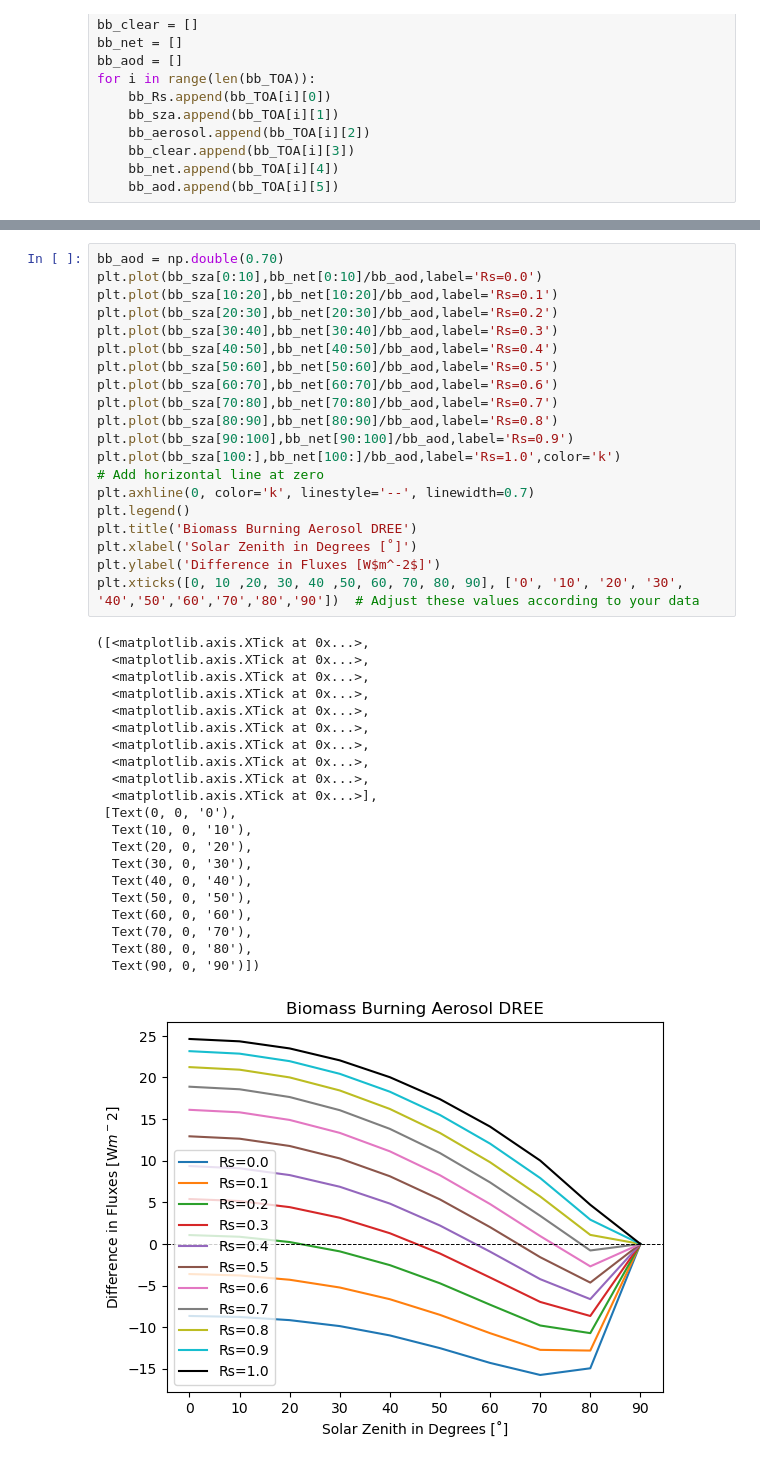
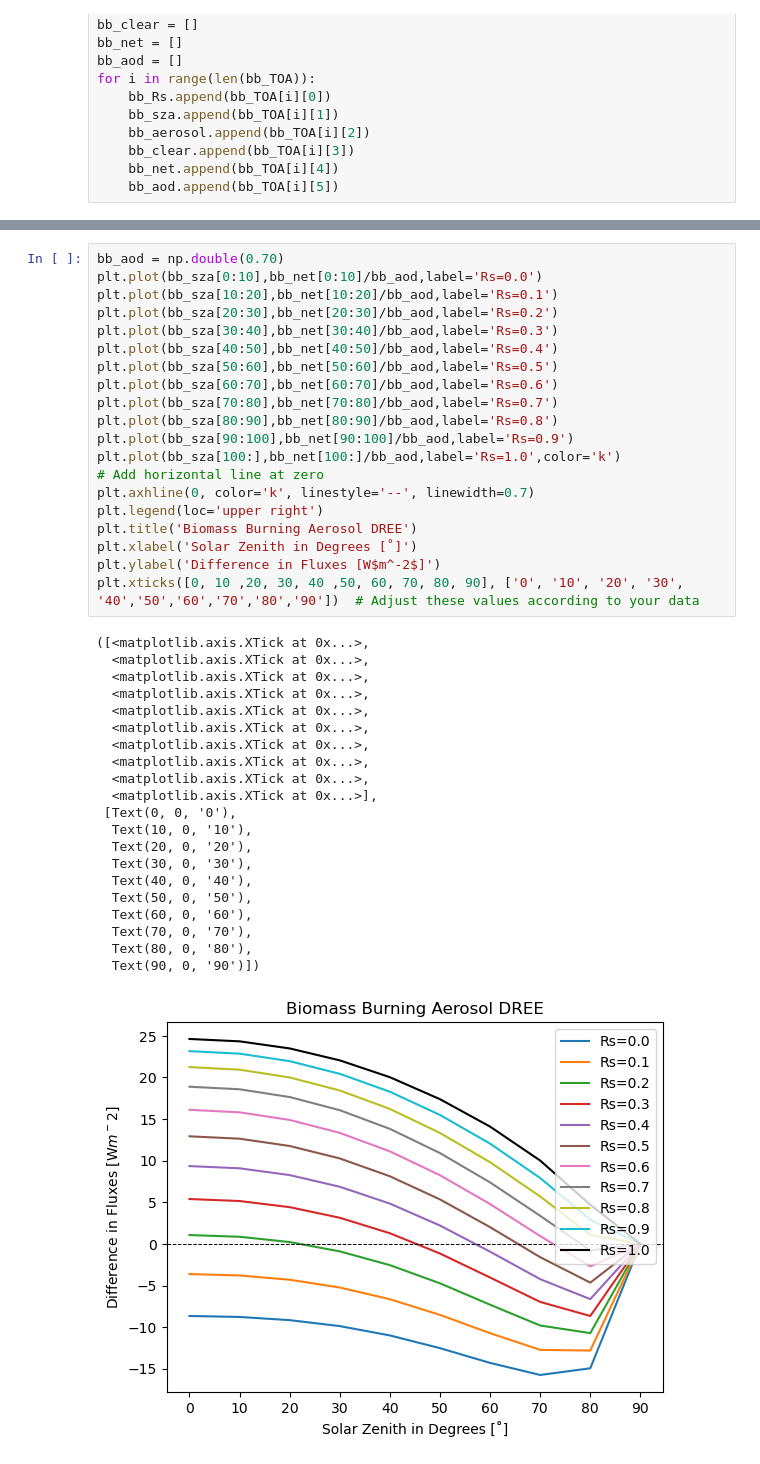
Before and after one commit to oliviasalaben/rrtm, a Jupyter notebook: RRTM_SW/RRTM_SW_Aerosol/plot_sza_albedo.ipynb, the cells around one changed output, grey strips where cells are left out. Saved outputs shown, nothing was run; the diff lists cells and outputs as text.

```diff
--- a/RRTM_SW/RRTM_SW_Aerosol/plot_sza_albedo.ipynb
+++ b/RRTM_SW/RRTM_SW_Aerosol/plot_sza_albedo.ipynb
@@ -422,32 +423,32 @@ plt.plot(bb_sza[70:80],bb_net[70:80]/bb_aod,label='Rs=0.7')
 plt.plot(bb_sza[80:90],bb_net[80:90]/bb_aod,label='Rs=0.8')
 plt.plot(bb_sza[90:100],bb_net[90:100]/bb_aod,label='Rs=0.9')
 plt.plot(bb_sza[100:],bb_net[100:]/bb_aod,label='Rs=1.0',color='k')
 # Add horizontal line at zero
 plt.axhline(0, color='k', linestyle='--', linewidth=0.7)
-plt.legend()
+plt.legend(loc='upper right')
 plt.title('Biomass Burning Aerosol DREE')
 plt.xlabel('Solar Zenith in Degrees [˚]')
 plt.ylabel('Difference in Fluxes [W$m^-2$]')
 plt.xticks([0, 10 ,20, 30, 40 ,50, 60, 70, 80, 90], ['0', '10', '20', '30', '40','50','60','70','80','90'])  # Adjust these values according to your data
 # %% [output]
 ([<matplotlib.axis.XTick at 0x...>,
   <matplotlib.axis.XTick at 0x...>,
   <matplotlib.axis.XTick at 0x...>,
   <matplotlib.axis.XTick at 0x...>,
   <matplotlib.axis.XTick at 0x...>,
   <matplotlib.axis.XTick at 0x...>,
   <matplotlib.axis.XTick at 0x...>,
   <matplotlib.axis.XTick at 0x...>,
   <matplotlib.axis.XTick at 0x...>,
   <matplotlib.axis.XTick at 0x...>],
  [Text(0, 0, '0'),
   Text(10, 0, '10'),
   Text(20, 0, '20'),
   Text(30, 0, '30'),
   Text(40, 0, '40'),
   Text(50, 0, '50'),
   Text(60, 0, '60'),
   Text(70, 0, '70'),
   Text(80, 0, '80'),
   Text(90, 0, '90')])
-[figure, old version]
+[figure, new version]
```
Also changed, not shown: parts of 16 cells of this notebook, 2 other files.
